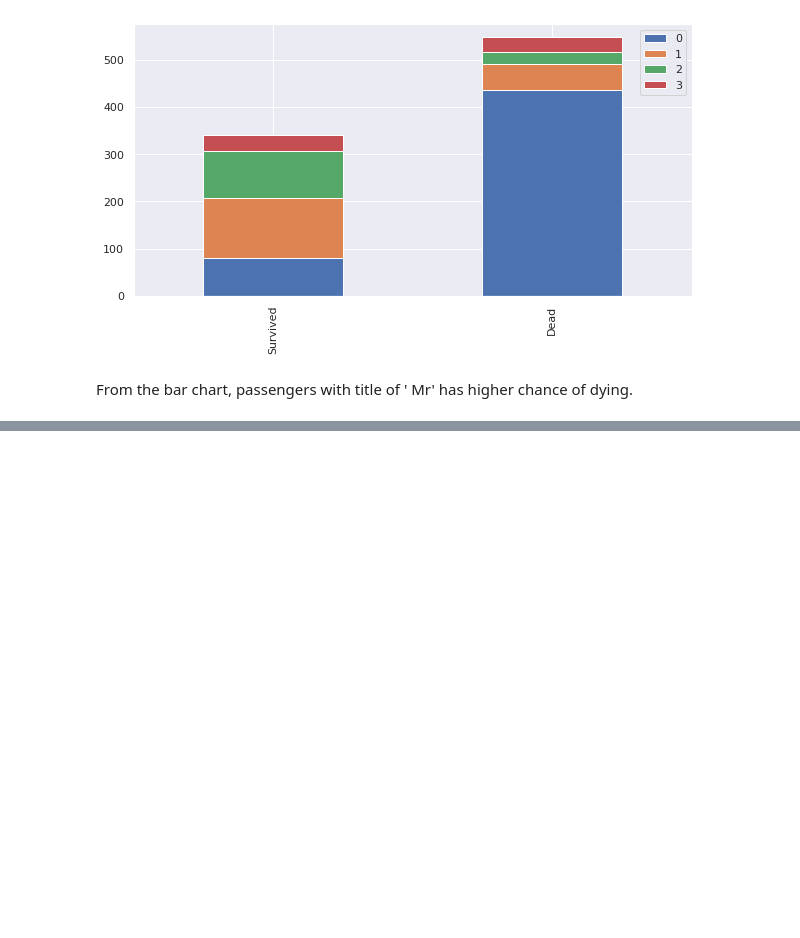
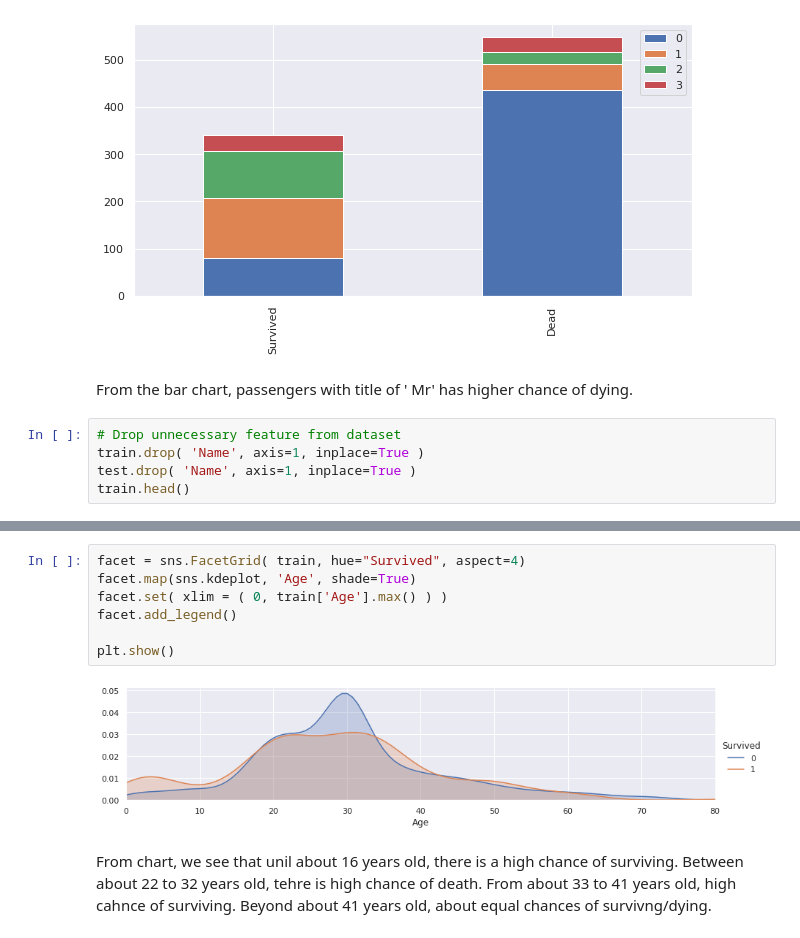
Before and after one commit to ikikika/data_science, a Jupyter notebook: titanic-kaggle/titanic_kaggle.ipynb, the cells around one changed output, grey strips where cells are left out. Saved outputs shown, nothing was run; the diff lists cells and outputs as text; blank space fills up the shorter version.

```diff
--- a/titanic-kaggle/titanic_kaggle.ipynb
+++ b/titanic-kaggle/titanic_kaggle.ipynb
@@ -215,3 +215,8 @@ bar_chart('Title')
 [figure]
 # %% [markdown]
 From the bar chart, passengers with title of ' Mr' has higher chance of dying.
+# %%
+# Drop unnecessary feature from dataset
+train.drop( 'Name', axis=1, inplace=True )
+test.drop( 'Name', axis=1, inplace=True )
+train.head()
@@ -217,0 +266,14 @@ From the bar chart, passengers with title of ' Mr' has higher chance of dying.
+# %%
+facet = sns.FacetGrid( train, hue="Survived", aspect=4)
+facet.map(sns.kdeplot, 'Age', shade=True)
+facet.set( xlim = ( 0, train['Age'].max() ) )
+facet.add_legend()
+
+plt.show()
+# %% [output]
+[figure, added]
+# %% [markdown]
+From chart, we see that unil about 16 years old, there is a high chance of surviving.
+Between about 22 to 32 years old, tehre is high chance of death.
+From about 33 to 41 years old, high cahnce of surviving.
+Beyond about 41 years old, about equal chances of survivng/dying.
```
Also changed, not shown: parts of 32 cells of this notebook.
